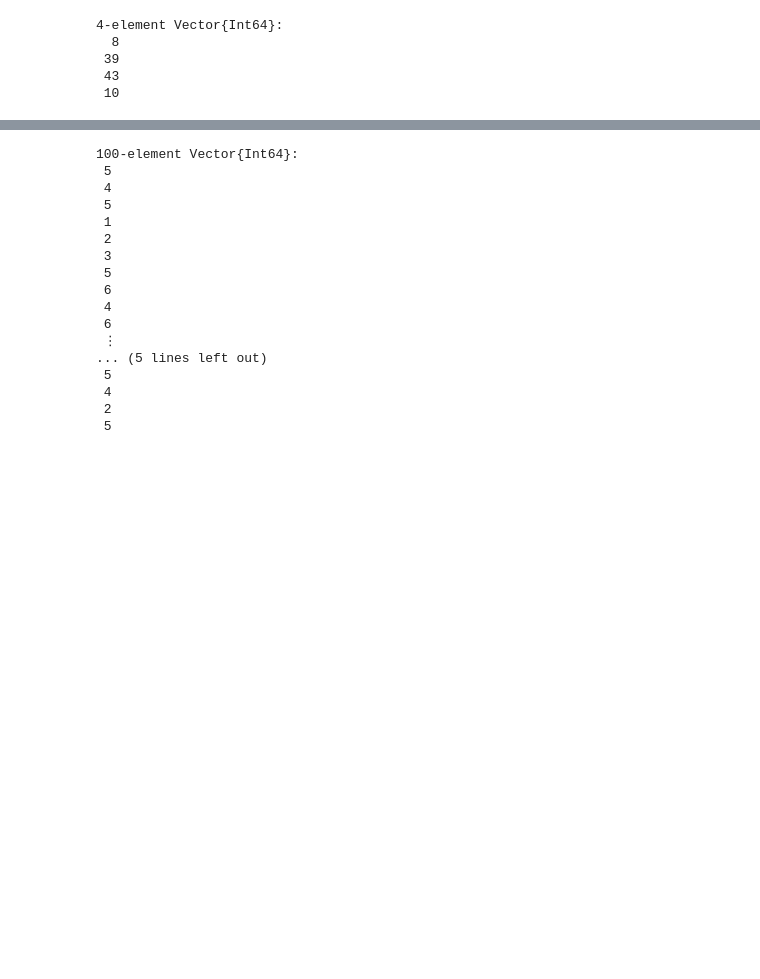
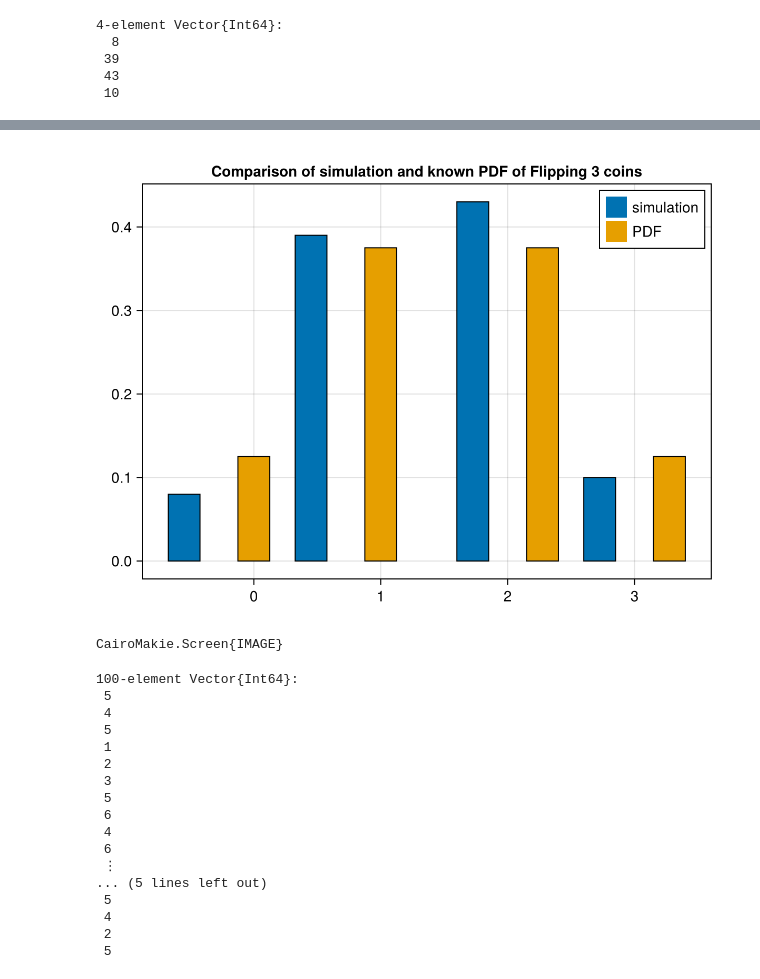
Before and after one commit to pstaabp/sci-comp-book, a Jupyter notebook: julia-output/prob-models.ipynb, the cells around one changed output, grey strips where cells are left out. Drawn from its saved outputs; the diff is of its cells as text; code cells hidden in the pictures; blank space fills up the shorter version.

```diff
--- a/julia-output/prob-models.ipynb
+++ b/julia-output/prob-models.ipynb
@@ -106,3 +126,29 @@ savefig("../assets/plots/prob-models/coins3-compare.png")
+# %%
+values = 0:3
+heights1 = head_count/sum(head_count)
+heights2 = [1/8, 3/8, 3/8, 1/8]
+colors = Makie.wong_colors()  # use more attractive colors
+
+fig = Figure()
+ax = Axis(fig[1,1], title = "Comparison of simulation and known PDF of Flipping 3 coins")
+
+xvals = repeat(values,2)
+heights = vcat(heights1, heights2)
+
+
+bar = barplot!(ax, xvals, heights, dodge = repeat(values,inner = 2),
+  color=colors[repeat(1:2, inner = length(values))], strokewidth = 1
+  )
+labels = ["simulation", "PDF"]
+elements = [PolyElement(polycolor = colors[i]) for i in 1:length(labels)]
+axislegend(ax, elements, labels)
+fig
+# %% [output]
+[figure, added]
+# %%
+save("../assets/plots/prob-models/coins3-compare02.png", fig)
+# %% [output]
+CairoMakie.Screen{IMAGE}
 # %%
 S100 = rand(1:6, 100)
 # %% [output]
```
Also changed, not shown: parts of 10 cells of this notebook, 18 other files.
